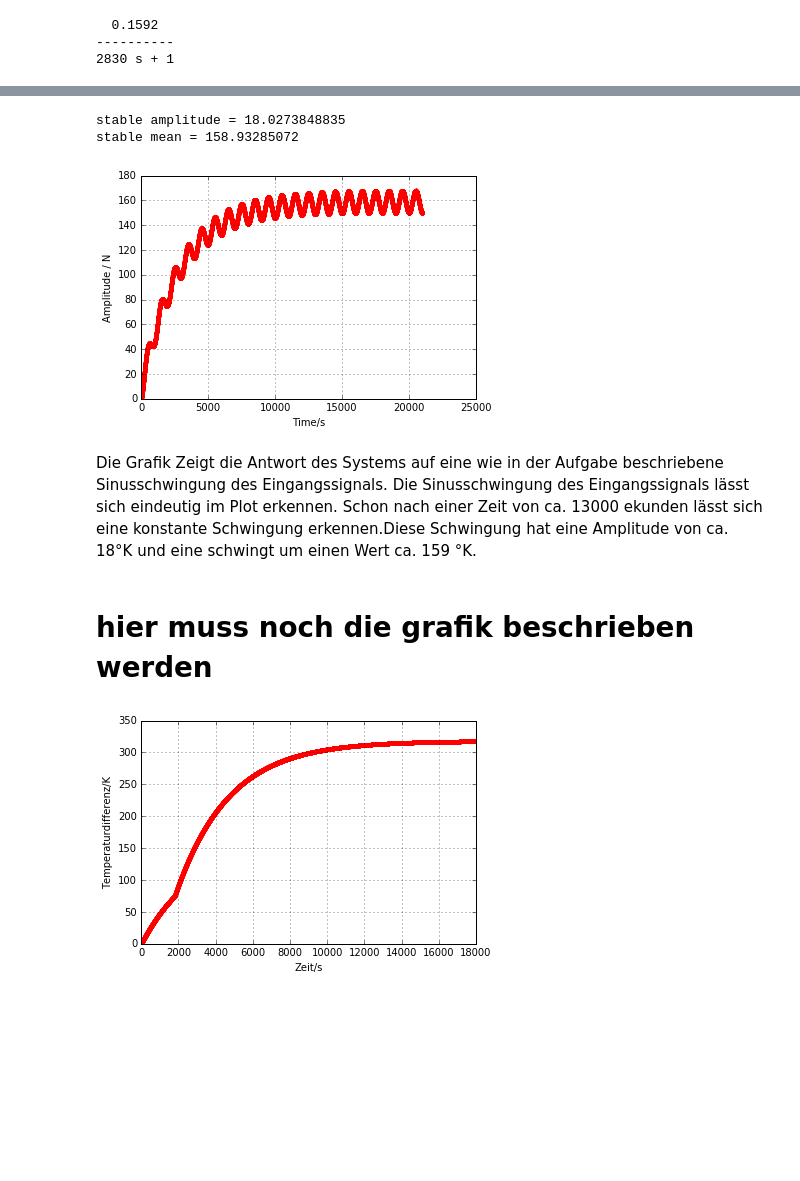
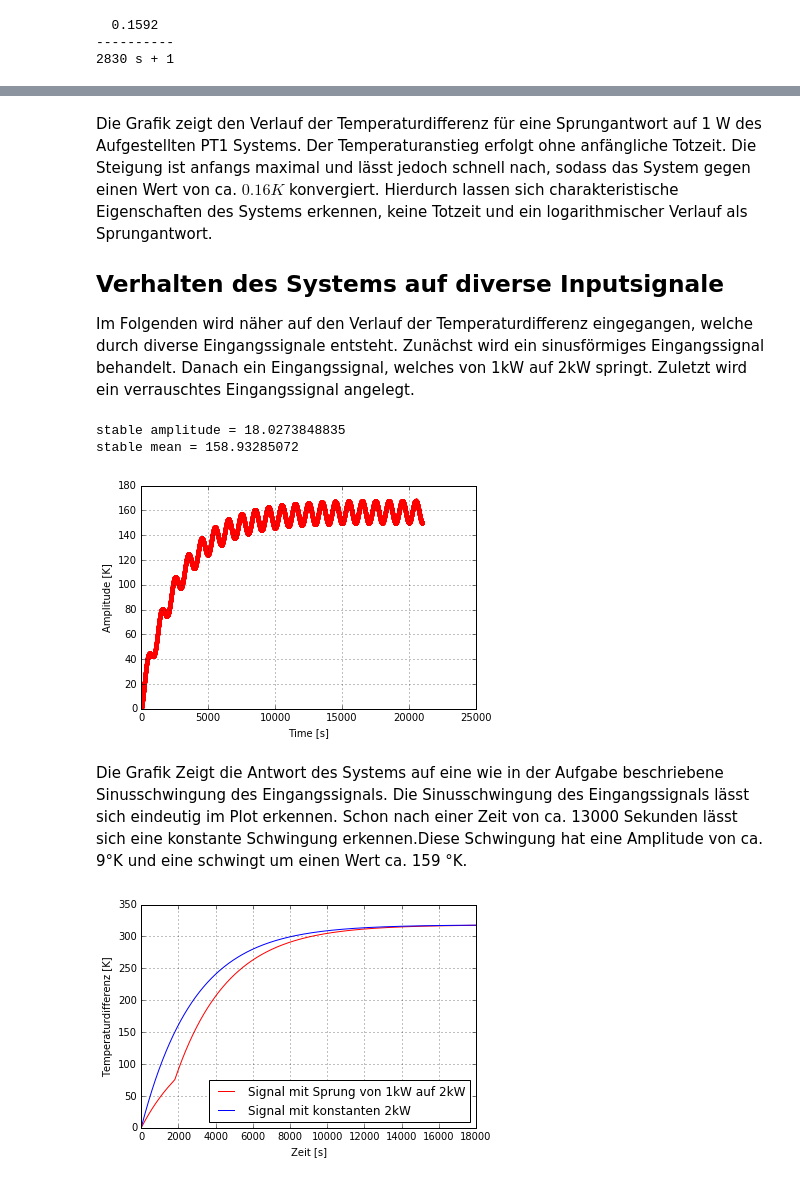
Before and after one commit to patder/Coursework, a Jupyter notebook: Aufgabe2.ipynb, the cells around one changed output, grey strips where cells are left out. Saved outputs shown, nothing was run; the diff lists cells and outputs as text; code cells hidden in the pictures; blank space fills up the shorter version.

```diff
--- a/Aufgabe2.ipynb
+++ b/Aufgabe2.ipynb
@@ -73,3 +77,10 @@ plt.grid()
+# %% [markdown]
+Die Grafik zeigt den Verlauf der Temperaturdifferenz für eine Sprungantwort auf 1 W des Aufgestellten PT1 Systems. Der Temperaturanstieg erfolgt ohne anfängliche Totzeit. Die Steigung ist anfangs maximal und lässt jedoch schnell nach, sodass das System gegen einen Wert von ca. $0.16 K$ konvergiert. Hierdurch lassen sich charakteristische Eigenschaften des Systems erkennen, keine Totzeit und ein logarithmischer Verlauf als Sprungantwort.
+
+
+## Verhalten des Systems auf diverse Inputsignale
+
+Im Folgenden wird näher auf den Verlauf der Temperaturdifferenz eingegangen, welche durch diverse Eingangssignale entsteht. Zunächst wird ein sinusförmiges Eingangssignal behandelt. Danach ein Eingangssignal, welches von 1kW auf 2kW springt. Zuletzt wird ein verrauschtes Eingangssignal angelegt.
 # %%
 #lege sinusfunktion an wie in aufgabe beschrieben
 time = np.arange(0,350*60,0.5)
@@ -82,20 +93,19 @@ def create_input(timespan, delta_t, frequence):
     time = 0
     i = 0
     while time < timespan:
-        # variante 1: rechne leistung um, da das k auf basis 2000W bestimmt wurde (sodass 2000W == 1)
-        #array[i] = 0.5*np.sin(2*np.pi*frequence*time) + 0.5
-        # variente 2: setze k = k/2000 (aktive)
         array[i] = (1000*np.sin(2*np.pi*frequence*time) + 1000)
         i = i+1
         time = time + delta_t
     return array
 
+#plotte das ergebnis
 input = create_input(350*60, 0.5, 0.001)
 output, time_out, xout =  c.lsim(sys,input,time)
 plt.plot(time_out,output,'r.')
-#plt.plot(time,input,'b')
-plt.xlabel('Time/s')
-plt.ylabel('Amplitude / N')
+plt.xlabel('Time [s]')
+plt.ylabel('Amplitude [K]')
+
+#bestimme amplitude und Verschiebung auf y-Achse der Sinuskurve
 stable_max = np.max(output[35000:])
 stable_min = np.min(output[35000:])
 stable_mean = np.mean(output[35000:])
@@ -106,23 +116,27 @@ plt.grid()
 # %% [output]
 stable amplitude = 18.0273848835
 stable mean = 158.93285072
-[figure, old version]
+[figure, new version]
 # %% [markdown]
 Die Grafik Zeigt die Antwort des Systems auf eine wie in der Aufgabe beschriebene Sinusschwingung des Eingangssignals.
-Die Sinusschwingung des Eingangssignals lässt sich eindeutig im Plot erkennen. Schon nach einer Zeit von ca. 13000 ekunden lässt sich eine konstante Schwingung erkennen.Diese Schwingung hat eine Amplitude von ca. 18°K und eine schwingt um einen Wert ca. 159 °K.
+Die Sinusschwingung des Eingangssignals lässt sich eindeutig im Plot erkennen. Schon nach einer Zeit von ca. 13000 Sekunden lässt sich eine konstante Schwingung erkennen.Diese Schwingung hat eine Amplitude von ca. 9°K und eine schwingt um einen Wert ca. 159 °K.
-# %% [markdown]
-# hier muss noch die grafik beschrieben werden
 # %%
 time = np.arange(0,300*60,0.5)
 input = np.zeros(len(time))+1000
+input_2kW = np.zeros(len(time))+2000
+
 for i, val in enumerate(time):
     if (val > 30*60): input[i] = 2000
 
 output, time_out, xout =  c.lsim(sys,input,time)
-plt.plot(time_out,output,'r.')
-plt.xlabel('Zeit/s')
-plt.ylabel('Temperaturdifferenz/K')
+output_2kW, time_out_2kW, xout_2kW =  c.lsim(sys,input_2kW,time)
+
+plt.plot(time_out,output,'r')
+plt.plot(time_out,output_2kW,'b')
+plt.legend(["Signal mit Sprung von 1kW auf 2kW","Signal mit konstanten 2kW"], loc=4)
+plt.xlabel('Zeit [s]')
+plt.ylabel('Temperaturdifferenz [K]')
 plt.grid()
 # %% [output]
-[figure, old version]
+[figure, new version]
 # %% [markdown]
```
Also changed, not shown: parts of 10 cells of this notebook, 2 other files.
